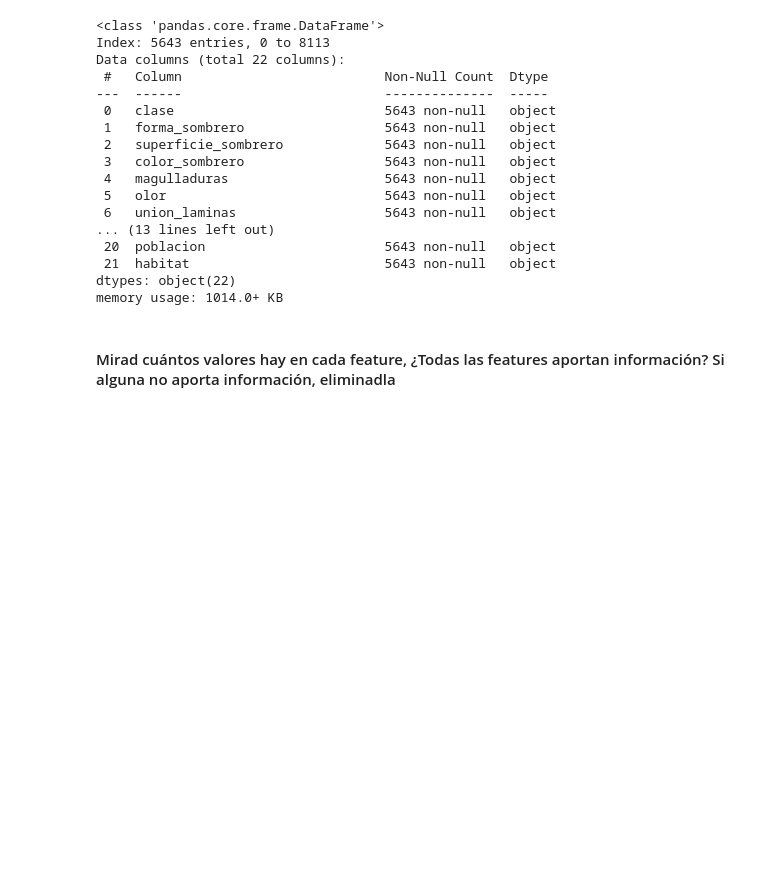
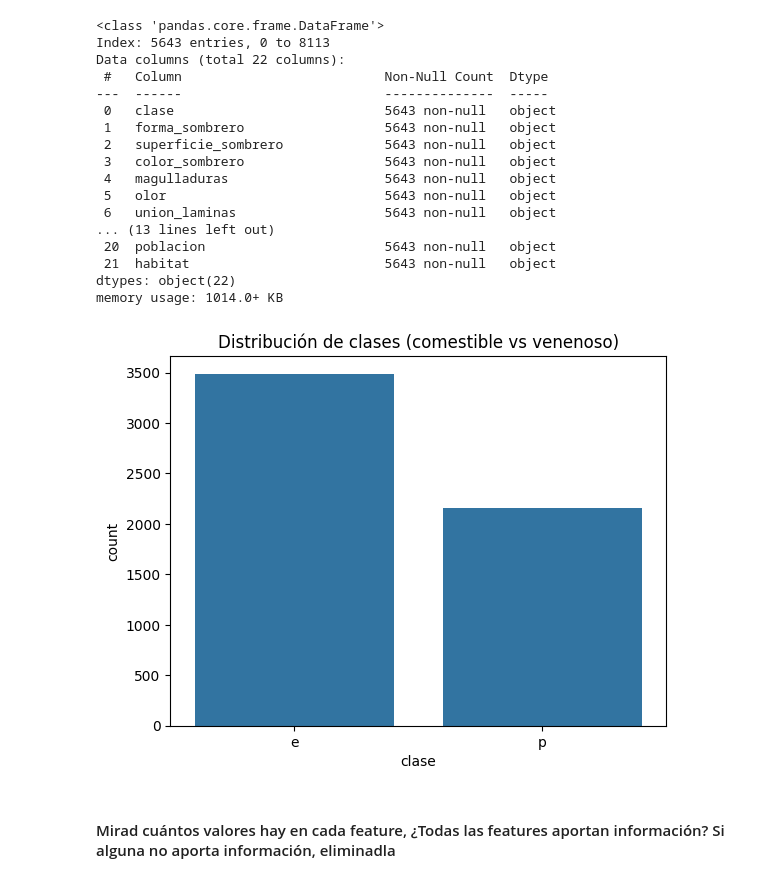
Before and after one commit to alharuty/Proyecto-VIII-ALLA, a Jupyter notebook: EDA.ipynb, the cells around one changed output. Drawn from its saved outputs; the diff is of its cells as text; code cells hidden in the pictures; blank space fills up the shorter version.

Commit message:
feat: imported graph -distribución de clases- from marie-adi

```diff
--- a/EDA.ipynb
+++ b/EDA.ipynb
@@ -301,6 +301,12 @@ Data columns (total 22 columns):
  21  habitat                         5643 non-null   object
 dtypes: object(22)
 memory usage: 1014.0+ KB
+# %%
+sns.countplot(x='clase', data=df)
+plt.title("Distribución de clases (comestible vs venenoso)")
+plt.show()
+# %% [output]
+[figure, added]
 # %% [markdown]
 #### Mirad cuántos valores hay en cada feature, ¿Todas las features aportan información? Si alguna no aporta información, eliminadla
 # %%
```
